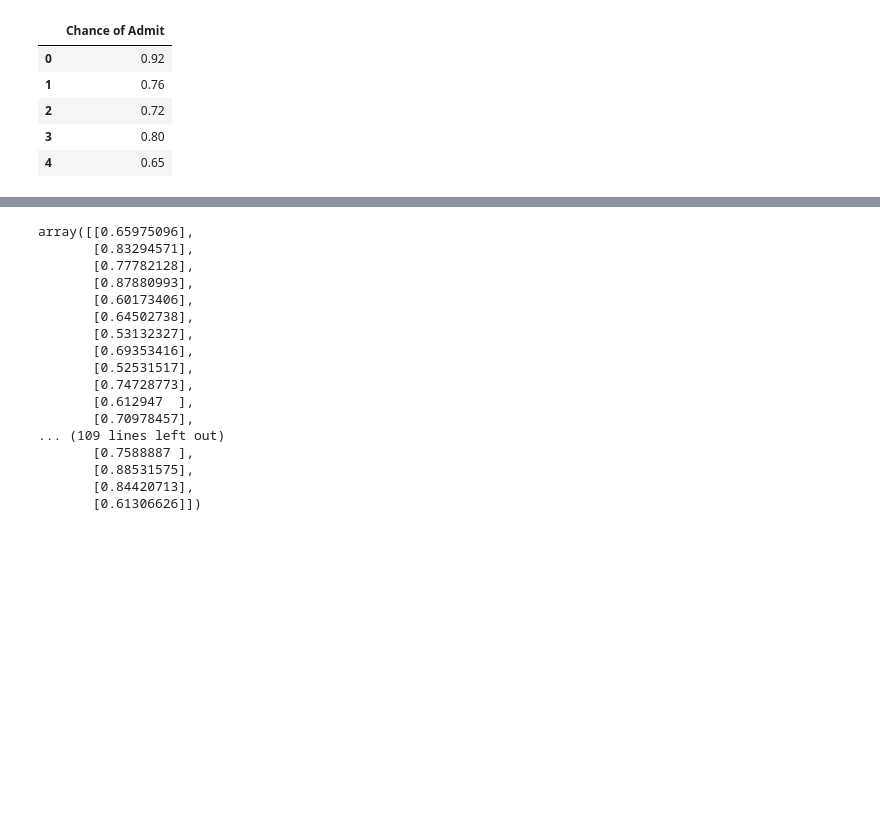
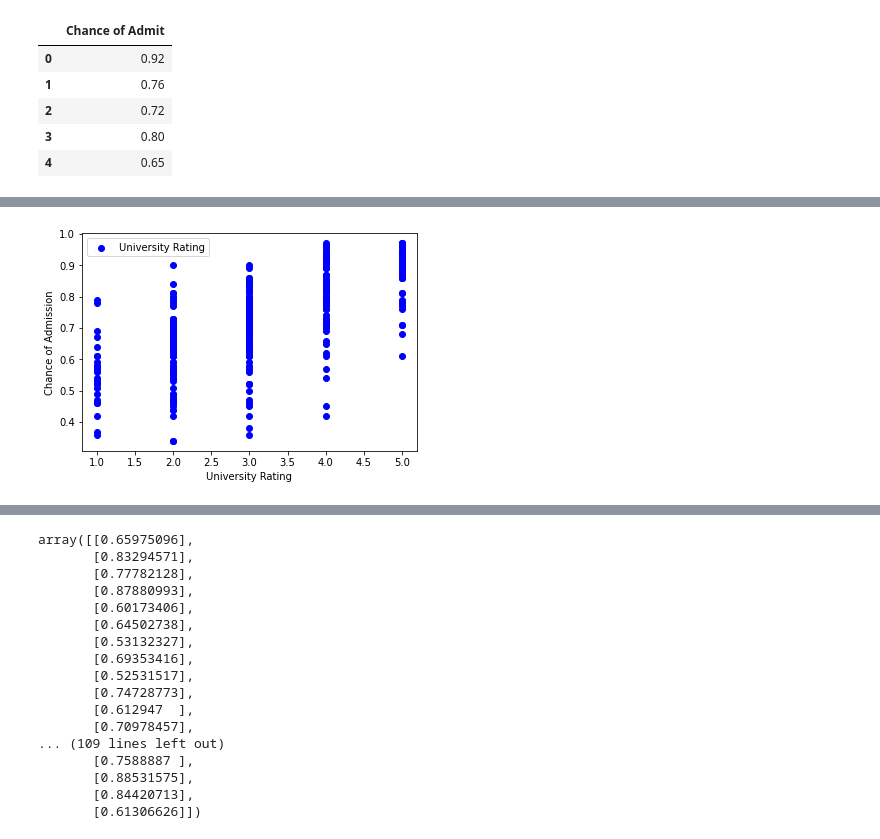
Before and after one commit to aadityadamle/Admit-Prediction, a Jupyter notebook: Admit_Prediction.ipynb, the cells around one changed output, grey strips where cells are left out. Drawn from its saved outputs; the diff is of its cells as text; code cells hidden in the pictures; blank space fills up the shorter version.

```diff
--- a/Admit_Prediction.ipynb
+++ b/Admit_Prediction.ipynb
@@ -98,0 +106,10 @@ prediction_of_Y = classifier.predict(X_test)
+# %%
+# Visulize the University Rating vs. Chance of Admission. This plot shows that Universities with average rating(2.0 - 4.0) have high no. of admissions
+# signified by density of dots. Because nobody applies in universities with low ratings and those with high ratings have low acceptance rate in general.
+plt.scatter(X_train["University Rating"],Y_train, color = "blue")
+plt.xlabel("University Rating")
+plt.ylabel("Chance of Admission")
+plt.legend(["University Rating"])
+plt.show()
+# %% [output]
+[figure, added]
```
Also changed, not shown: parts of 39 cells of this notebook.
